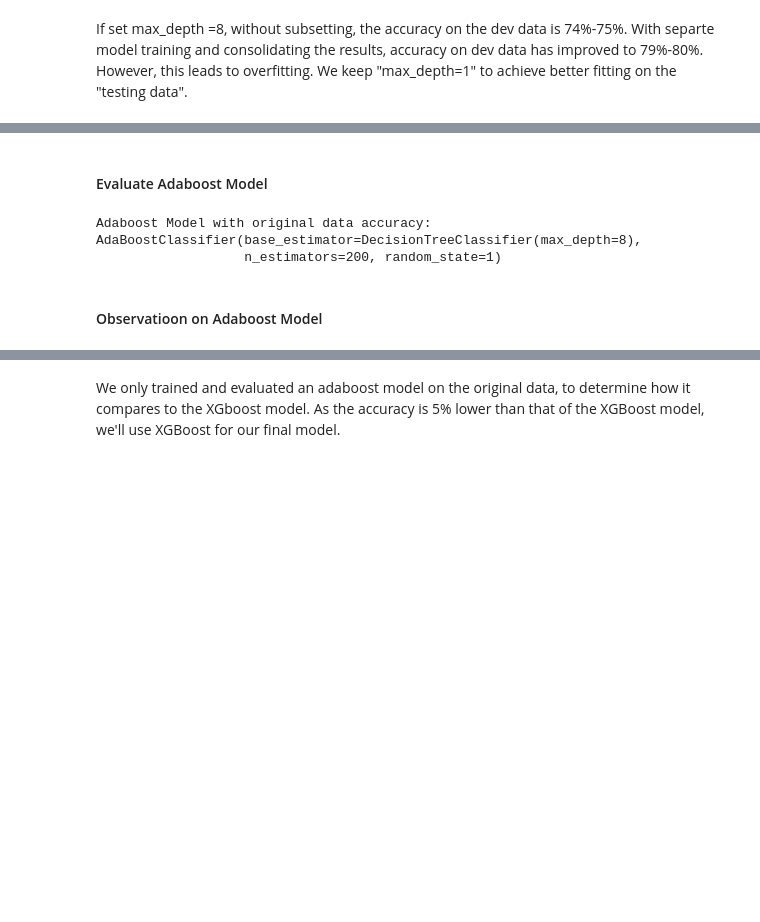
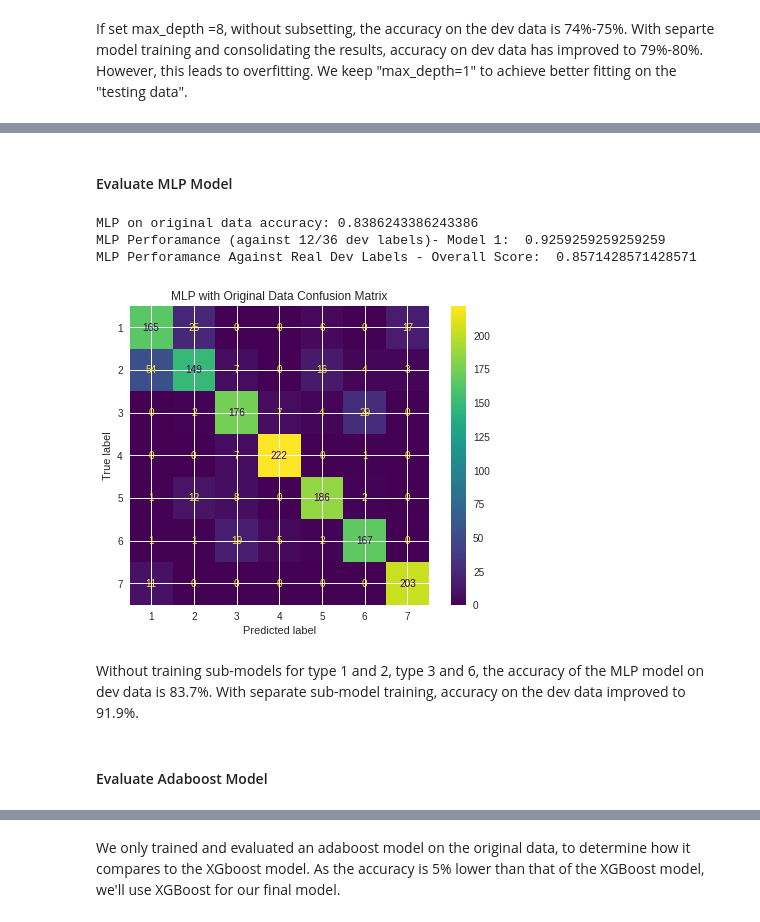
Before and after one commit to justinetaylor/mids-w207-final-project, a Jupyter notebook: clear_cut_solution.ipynb, the cells around one changed output, grey strips where cells are left out. Saved outputs shown, nothing was run; the diff lists cells and outputs as text; code cells hidden in the pictures; blank space fills up the shorter version.

```diff
--- a/clear_cut_solution.ipynb
+++ b/clear_cut_solution.ipynb
@@ -451,12 +428,38 @@ If set max_depth =8, without subsetting, the accuracy on the dev data is 74%-75%
+# %% [markdown]
+#### Evaluate MLP Model
+# %%
+# Evaluate mlp model based on original data (no subsetting)
+print("MLP on original data accuracy:", mlp_model_original.score(dev_data_original,dev_labels_original))
+
+# Plot Confusion Matrix
+plot_confusion_matrix(mlp_model_original, dev_data_original, dev_labels_original, values_format = "d")
+plt.title("MLP with Original Data Confusion Matrix")
+plt.plot()
+
+mlp_predictions_all_data = mlp_model_all_data.predict(dev_data_12_36_4_5_7)
+print("MLP Perforamance (against 12/36 dev labels)- Model 1: ", accuracy_score(np.array(dev_labels_12_36_4_5_7), mlp_predictions_all_data))
+
+# Retrieve examples where the model predicted 12 or 36
+mlp_predicted_12_indicies = np.where(mlp_predictions_all_data==12)
+mlp_predicted_36_indicies = np.where(mlp_predictions_all_data==36)
+
+# Use specific sub-models to differentiate between 1 and 2 -and- 3 and 6
+mlp_data_12 = fe.combine_environment_features_ct12(dev_data_12_36_4_5_7.iloc[mlp_predicted_12_indicies])
+mlp_predictions_1_2 = mlp_model_cover_type_12.predict(mlp_data_12)
+mlp_data_36 = fe.combine_environment_features_ct36(dev_data_12_36_4_5_7.iloc[mlp_predicted_36_indicies])
+mlp_predictions_3_6 = mlp_model_cover_type_36.predict(mlp_data_36)
+
+# Update those 12 or 36 labels to be 1,2,3,6
+mlp_predictions_all_data[mlp_predicted_12_indicies] = mlp_predictions_1_2
+mlp_predictions_all_data[mlp_predicted_36_indicies] = mlp_predictions_3_6
+
+print("MLP Perforamance Against Real Dev Labels - Overall Score: ",  accuracy_score(np.array(dev_labels_original).reshape(-1, 1), mlp_predictions_all_data.reshape(-1, 1)))
+# %% [output]
+MLP on original data accuracy: 0.8386243386243386
+MLP Perforamance (against 12/36 dev labels)- Model 1:  0.9259259259259259
+MLP Perforamance Against Real Dev Labels - Overall Score:  0.8571428571428571
+[figure, added]
+# %% [markdown]
+Without training sub-models for type 1 and 2, type 3 and 6, the accuracy of the MLP model on dev data is 83.7%. With separate sub-model training, accuracy on the dev data improved to 91.9%.
 # %% [markdown]
 #### Evaluate Adaboost Model
-# %%
-# Evaluate Adaboost model based on original data (no subsetting)
-adaboost_score = clf_ada.score(dev_data_original,dev_labels_original)
-print("Adaboost Model with original data accuracy:", clf_ada)
-ada_predictions_all_data = clf_ada.predict(dev_data_original)
-# %% [output]
-Adaboost Model with original data accuracy: AdaBoostClassifier(base_estimator=DecisionTreeClassifier(max_depth=8),
-                   n_estimators=200, random_state=1)
-# %% [markdown]
-#### Observatioon on Adaboost Model
```
Also changed, not shown: parts of 62 cells of this notebook, 18 other files.
